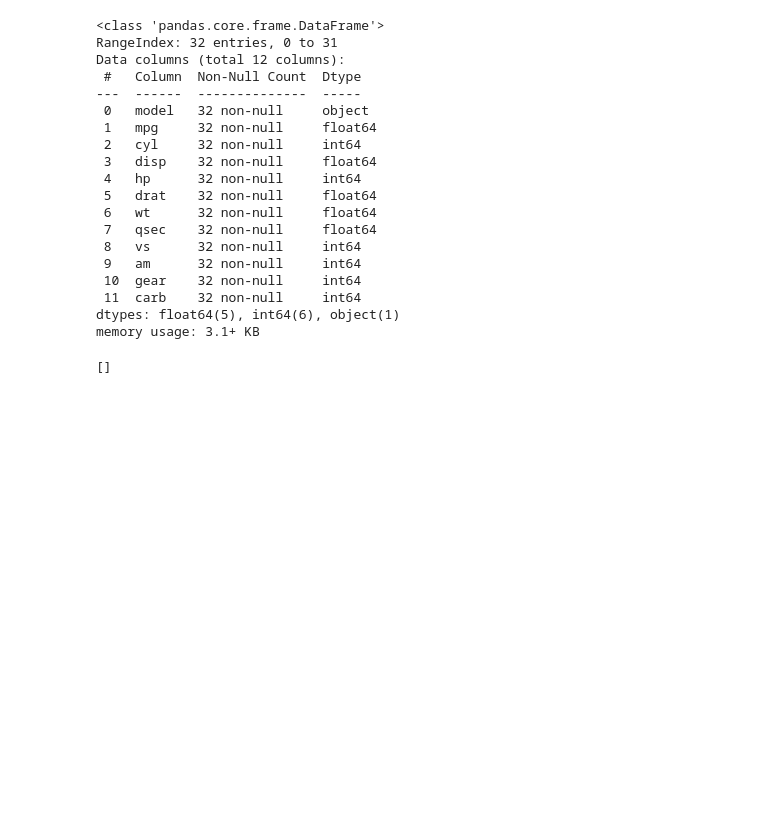
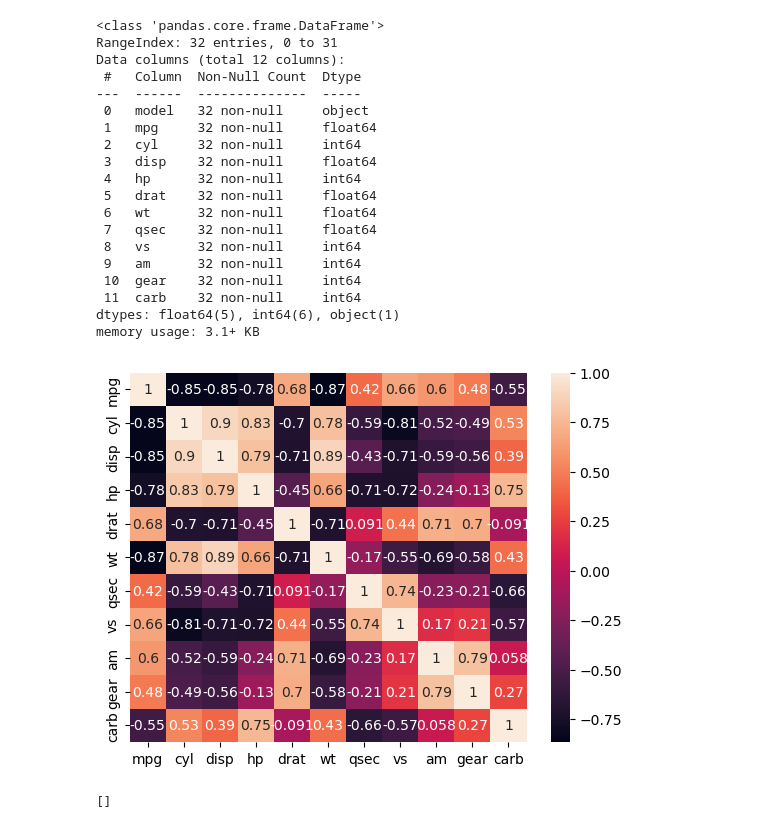
Before and after one commit to wd7512/SPDA, a Jupyter notebook: Tutorial 8B - pandas and matplotlib.ipynb, the cells around one changed output. Cells and saved outputs as stored; diff of their text form; code cells hidden in the pictures; blank space fills up the shorter version.

```diff
--- a/Tutorial 8B - pandas and matplotlib.ipynb
+++ b/Tutorial 8B - pandas and matplotlib.ipynb
@@ -67,6 +67,11 @@ Data columns (total 12 columns):
  11  carb    32 non-null     int64
 dtypes: float64(5), int64(6), object(1)
 memory usage: 3.1+ KB
+# %%
+import seaborn as sns
+sns.heatmap(mtcars.corr(), annot=True)
+# %% [output]
+[figure, added]
 # %%
 mtcars.hist(figsize = (16,20))
 plt.plot()
```
Also changed, not shown: parts of 2 cells of this notebook.
